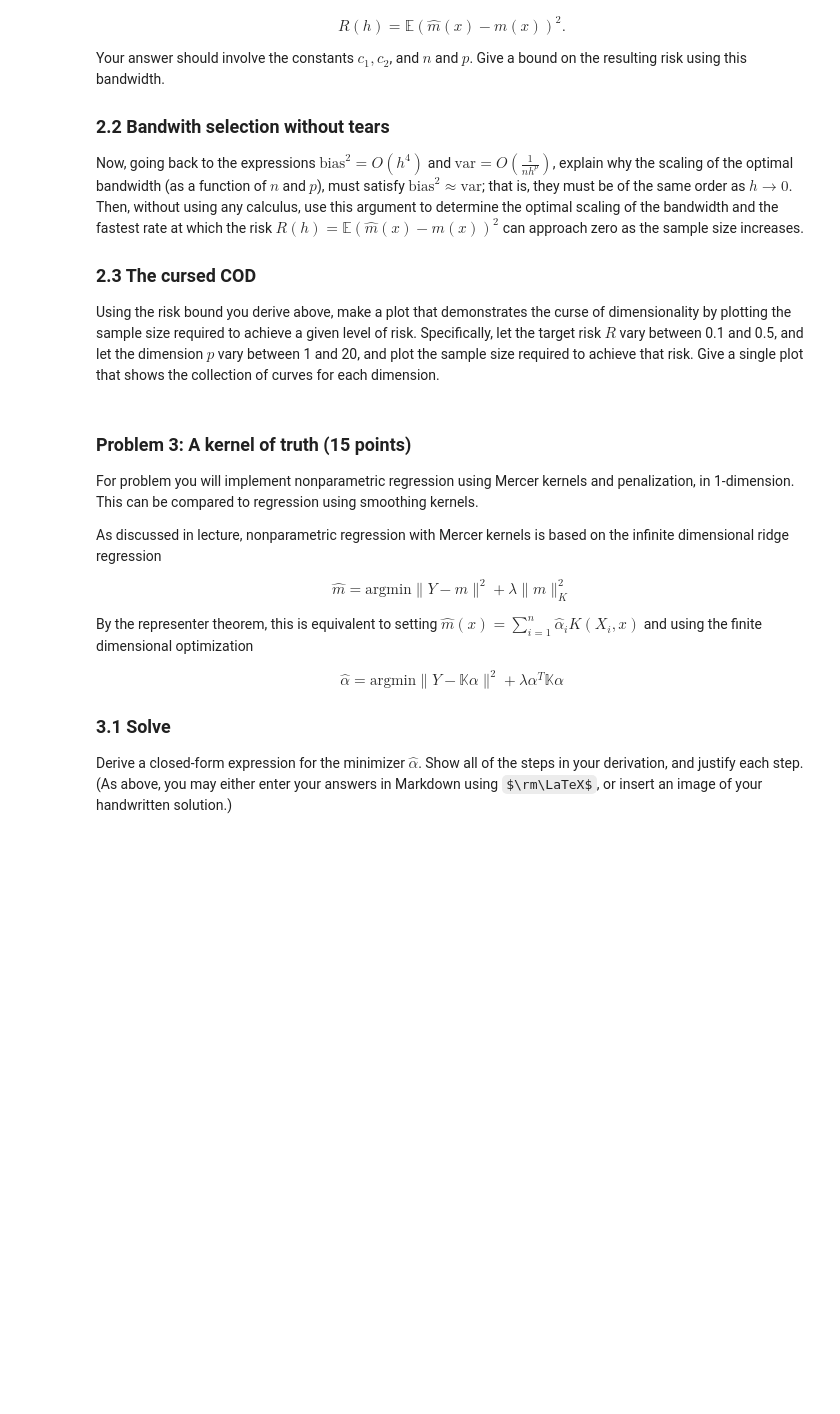
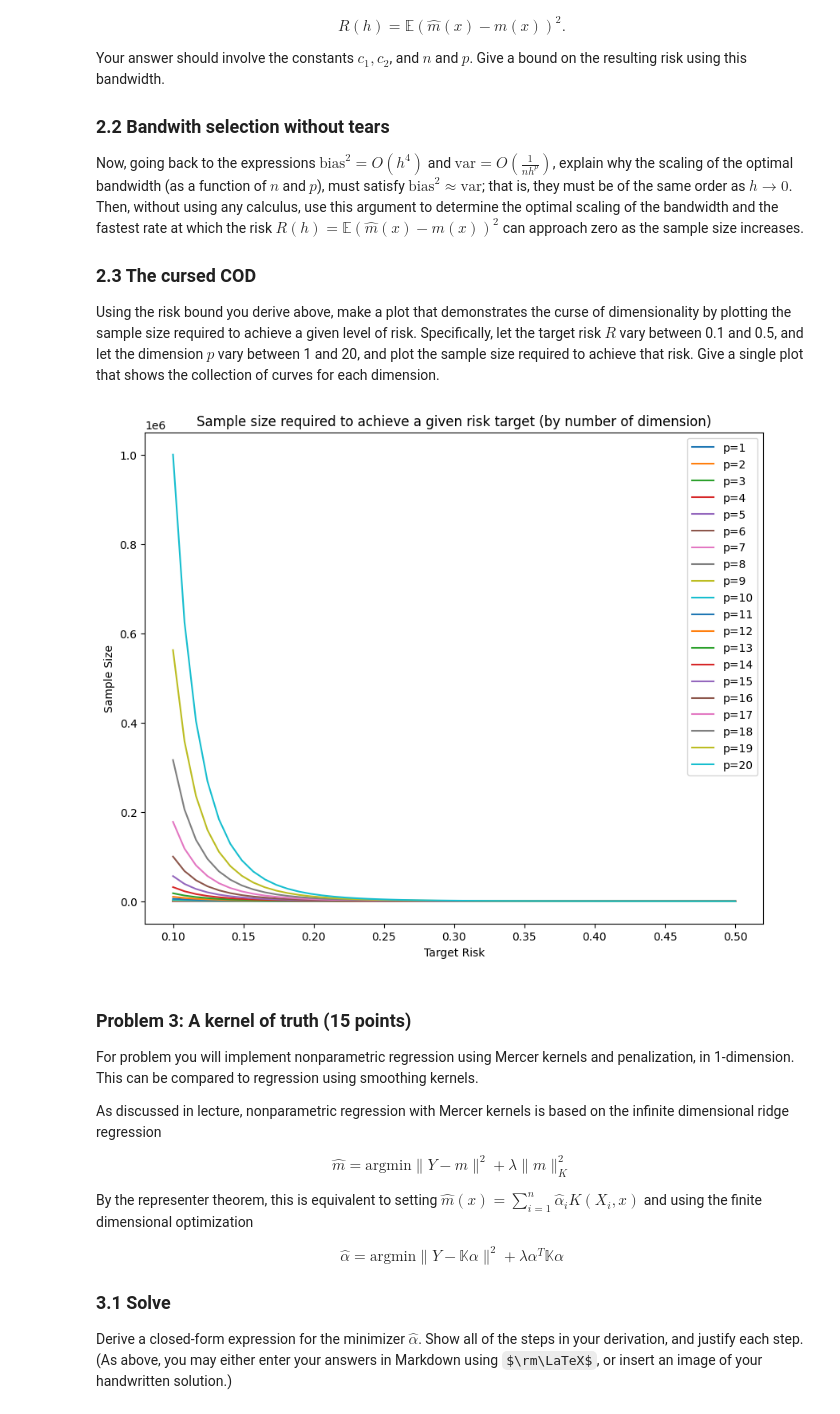
Before and after one commit to felicia9820/sds6650_intermediate_machine_learning, a Jupyter notebook: assignments/assn1/assn1_wv.ipynb, the cells around one changed output. Drawn from its saved outputs; the diff is of its cells as text; code cells hidden in the pictures; some formulas as TeX source; blank space fills up the shorter version.

```diff
--- a/assignments/assn1/assn1_wv.ipynb
+++ b/assignments/assn1/assn1_wv.ipynb
@@ -509,3 +587,27 @@ Using the risk bound you derive above, make a plot that demonstrates the curse o
+# %%
+# your code and markdown with derivations here
+
+# risk -- n^(-4 / (p + 4))
+# n -- risk^((p + 4) / -4)
+
+target_risk = np.linspace(0.1,0.5,50)
+dimensions = np.linspace(1,20,20)
+
+plt.figure(figsize=(10,8))
+ax = plt.gca()
+
+for p in dimensions:
+  sizes = target_risk**((p+4)/-4)
+  ax.plot(target_risk, sizes, label = 'p='+str(int(p)))
+
+plt.axis('tight')
+plt.xlabel('Target Risk')
+plt.ylabel('Sample Size')
+plt.title('Sample size required to achieve a given risk target (by number of dimension)')
+plt.legend()
+plt.show()
+# %% [output]
+[figure, added]
 # %% [markdown]
 ### Problem 3: A kernel of truth (15 points)
 
```
Also changed, not shown: parts of 25 cells of this notebook.
